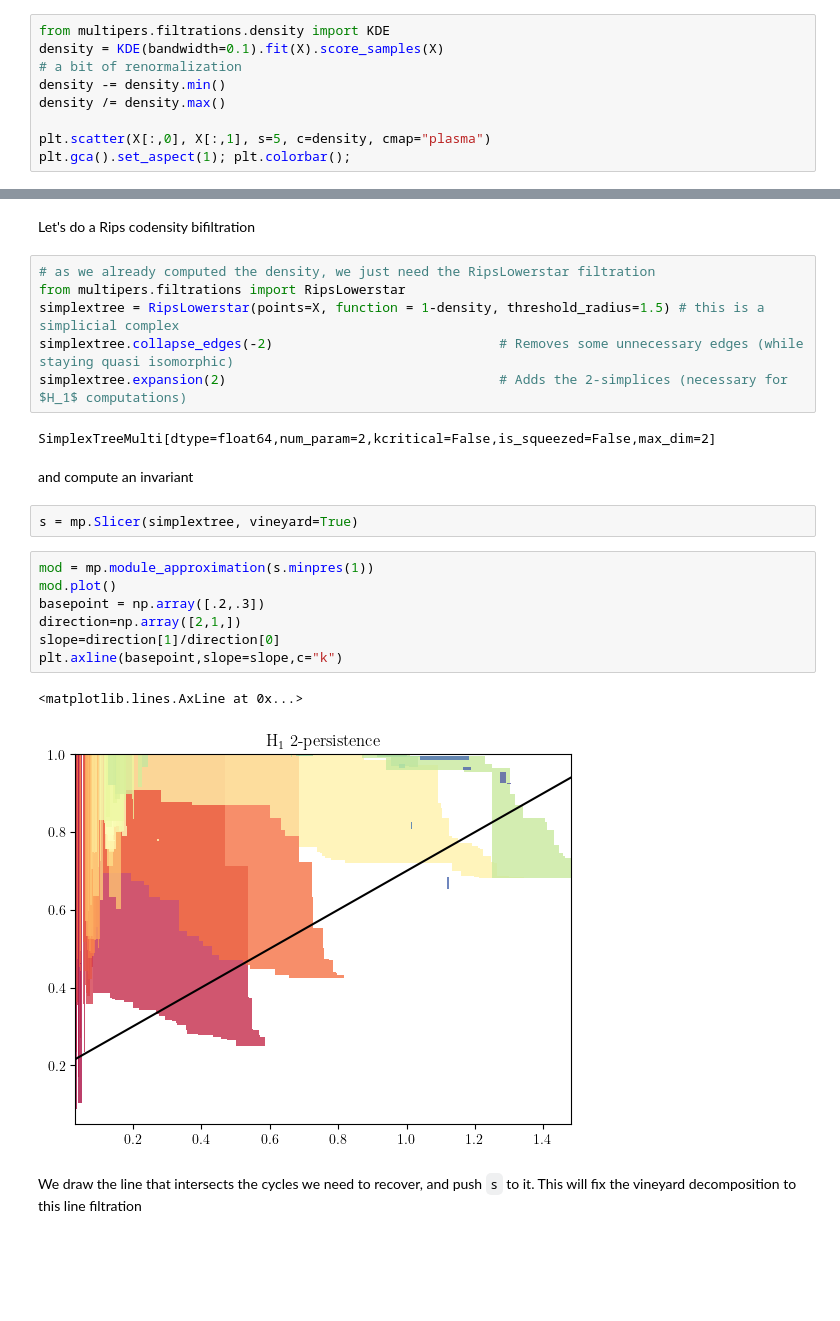
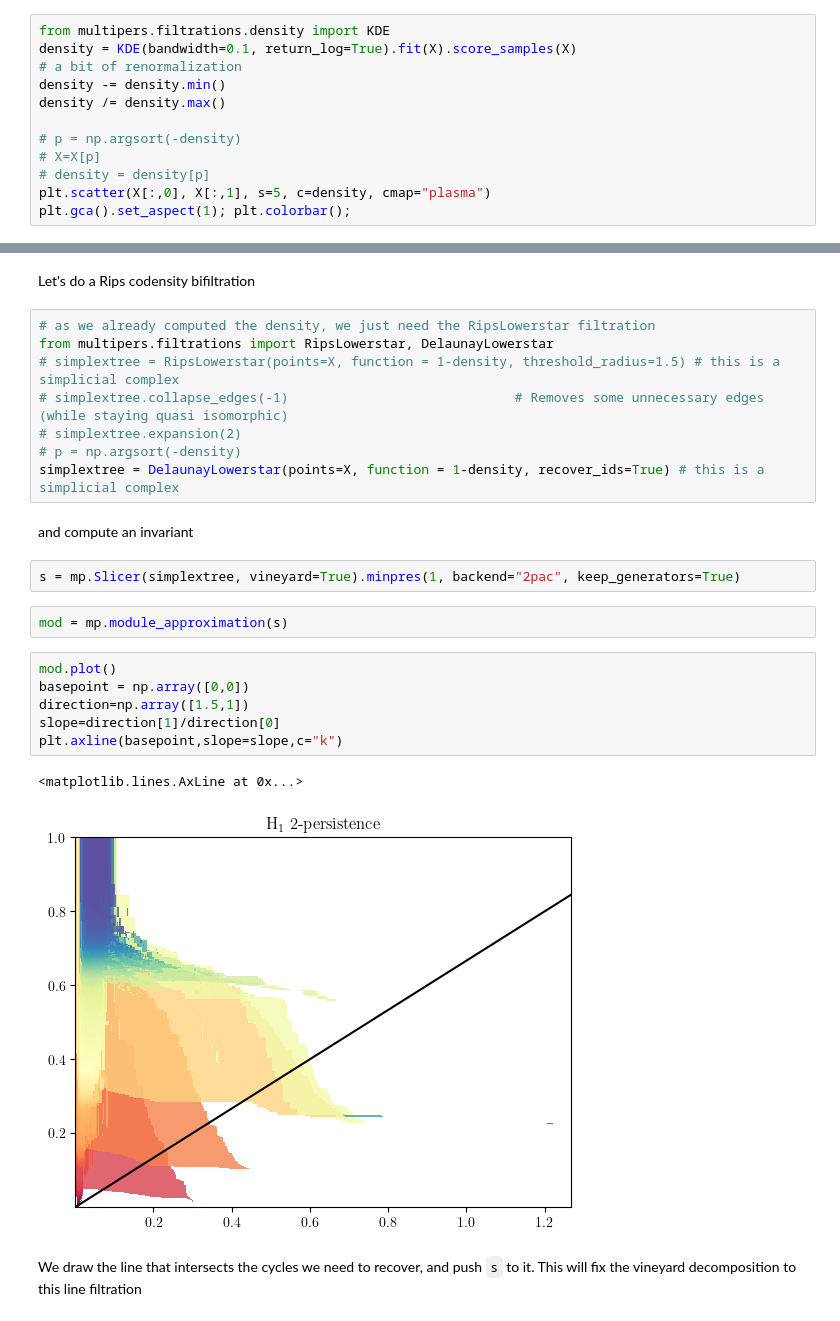
Before and after one commit to DavidLapous/multipers, a Jupyter notebook: docs/notebooks/representative_cycles.ipynb, the cells around one changed output, grey strips where cells are left out. Cells and saved outputs as stored; diff of their text form; blank space fills up the shorter version.

```diff
--- a/docs/notebooks/representative_cycles.ipynb
+++ b/docs/notebooks/representative_cycles.ipynb
@@ -34,10 +32,13 @@ gd.plot_persistence_diagram(persistence=persistence, axes=c)
 # %%
 from multipers.filtrations.density import KDE
-density = KDE(bandwidth=0.1).fit(X).score_samples(X)
+density = KDE(bandwidth=0.1, return_log=True).fit(X).score_samples(X)
 # a bit of renormalization
 density -= density.min()
 density /= density.max()
 
+# p = np.argsort(-density)
+# X=X[p]
+# density = density[p]
 plt.scatter(X[:,0], X[:,1], s=5, c=density, cmap="plasma")
 plt.gca().set_aspect(1); plt.colorbar();
 # %% [output]
@@ -46,26 +48,27 @@ plt.gca().set_aspect(1); plt.colorbar();
 Let's do a Rips codensity bifiltration
 # %%
 # as we already computed the density, we just need the RipsLowerstar filtration
-from multipers.filtrations import RipsLowerstar
-simplextree = RipsLowerstar(points=X, function = 1-density, threshold_radius=1.5) # this is a simplicial complex
-simplextree.collapse_edges(-2)                             # Removes some unnecessary edges (while staying quasi isomorphic)
-simplextree.expansion(2)                                   # Adds the 2-simplices (necessary for $H_1$ computations)
+from multipers.filtrations import RipsLowerstar, DelaunayLowerstar
+# simplextree = RipsLowerstar(points=X, function = 1-density, threshold_radius=1.5) # this is a simplicial complex
+# simplextree.collapse_edges(-1)                             # Removes some unnecessary edges (while staying quasi isomorphic)
+# simplextree.expansion(2)
+# p = np.argsort(-density)
+simplextree = DelaunayLowerstar(points=X, function = 1-density, recover_ids=True) # this is a simplicial complex
-# %% [output]
-SimplexTreeMulti[dtype=float64,num_param=2,kcritical=False,is_squeezed=False,max_dim=2]
 # %% [markdown]
 and compute an invariant
 # %%
-s = mp.Slicer(simplextree, vineyard=True)
+s = mp.Slicer(simplextree, vineyard=True).minpres(1, backend="2pac", keep_generators=True)
+# %%
+mod = mp.module_approximation(s)
 # %%
-mod = mp.module_approximation(s.minpres(1))
 mod.plot()
-basepoint = np.array([.2,.3])
-direction=np.array([2,1,])
+basepoint = np.array([0,0])
+direction=np.array([1.5,1])
 slope=direction[1]/direction[0]
 plt.axline(basepoint,slope=slope,c="k")
 # %% [output]
 <matplotlib.lines.AxLine at 0x...>
-[figure, old version]
+[figure, new version]
 # %% [markdown]
 We draw the line that intersects the cycles we need to recover, and push `s` to it.
 This will fix the vineyard decomposition to this line filtration
```
Also changed, not shown: parts of 12 cells of this notebook.
